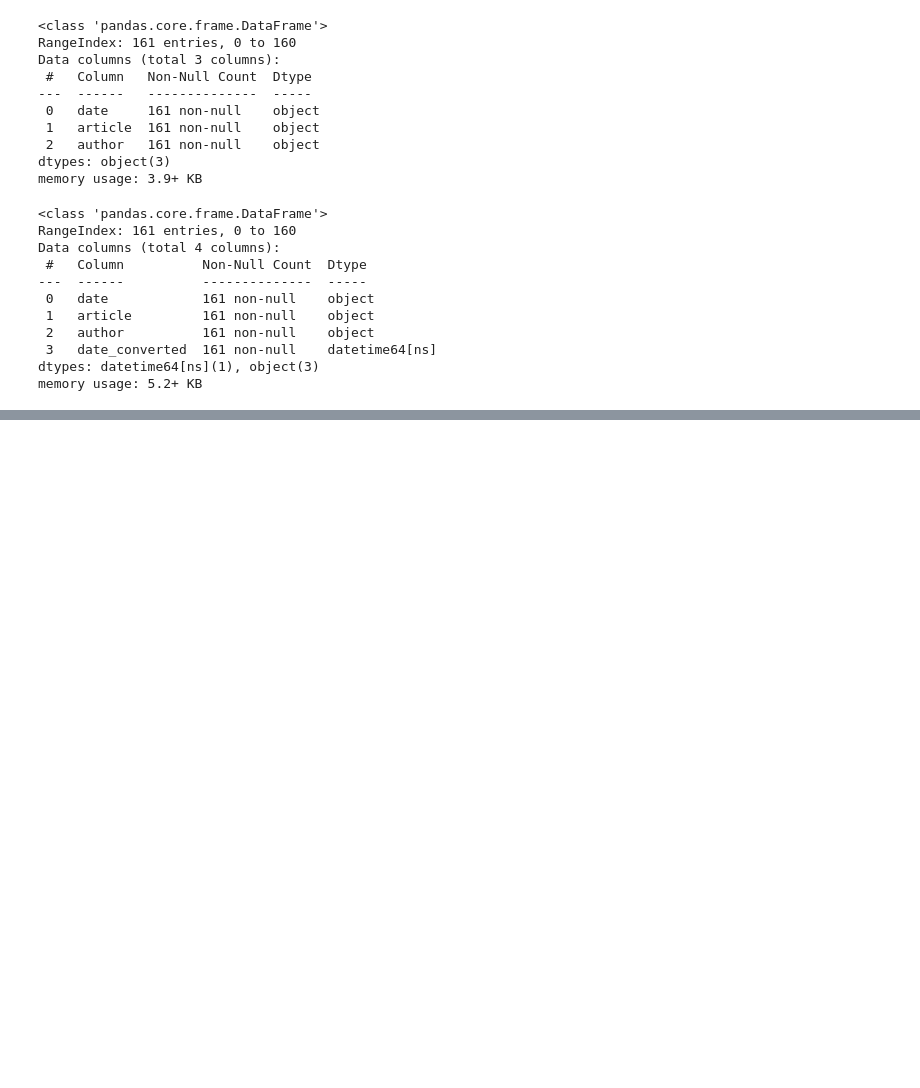
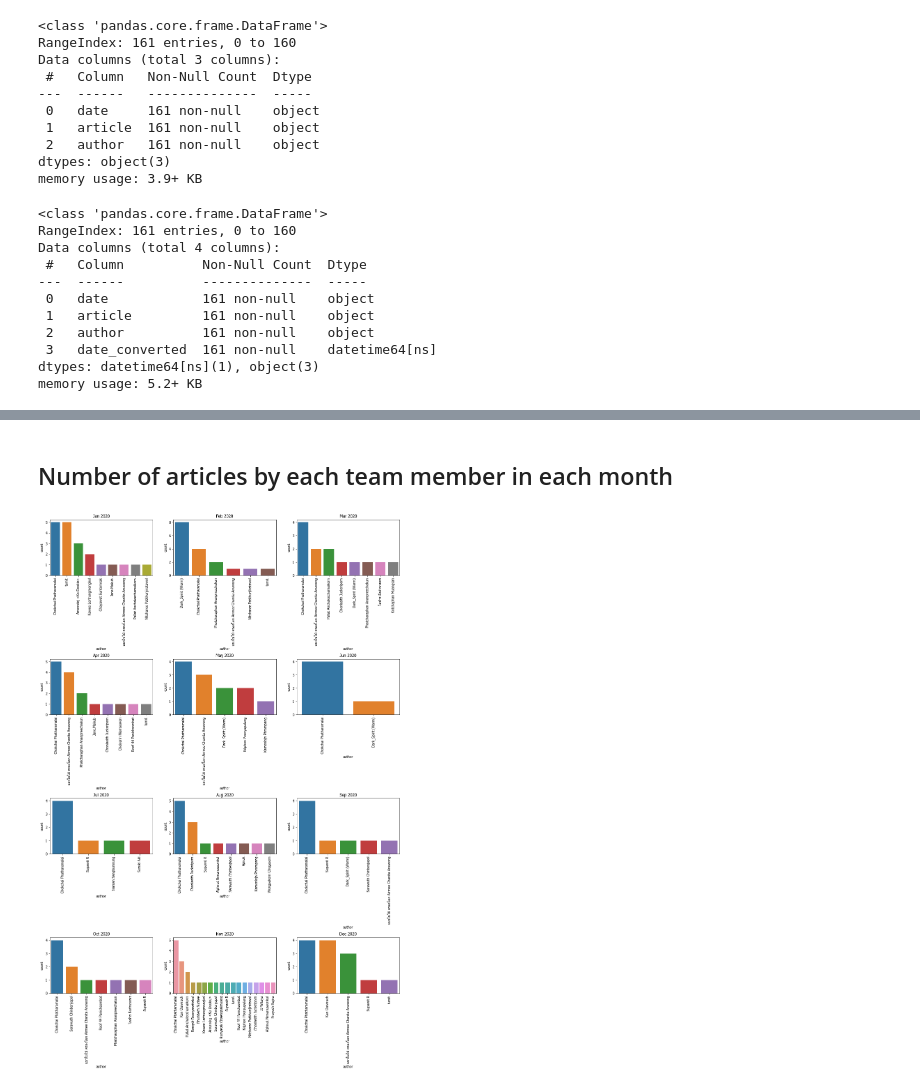
Before and after one commit to zkan/odds-medium-publication-stats, a Jupyter notebook: 2020.ipynb, the cells around one changed output, grey strips where cells are left out. Cells and saved outputs as stored; diff of their text form; code cells hidden in the pictures; blank space fills up the shorter version.

Commit message:
Show number of articles by each member in each month :bear:

```diff
--- a/2020.ipynb
+++ b/2020.ipynb
@@ -56,0 +59,16 @@ chart.set_xticklabels(chart.get_xticklabels(), rotation=90);
+# %% [markdown]
+## Number of articles by each team member in each month
+# %%
+months = ['Jan', 'Feb', 'Mar', 'Apr', 'May', 'Jun', 'Jul', 'Aug', 'Sep', 'Oct', 'Nov', 'Dec']
+year = 2020
+nrows, ncols = 4, 3
+fig = plt.figure(figsize=(18, 25))
+plt.subplots_adjust(hspace=1.5)
+for index, month in enumerate(months):
+    ax = fig.add_subplot(nrows, ncols, index + 1)
+    ax.set_title(f'{month} 2020')
+    df_each_month = df[df.date_converted.dt.month == index + 1]
+    chart = sns.countplot(data=df_each_month, x='author', order=df_each_month.author.value_counts().index, ax=ax)
+    chart.set_xticklabels(chart.get_xticklabels(), rotation=90);
+# %% [output]
+[figure, added]
```
Also changed, not shown: parts of 6 cells of this notebook.
